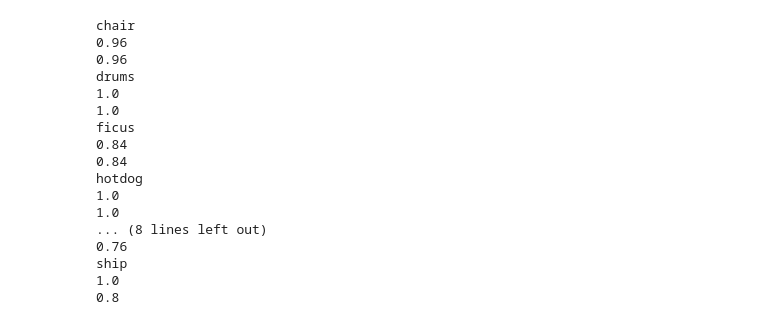
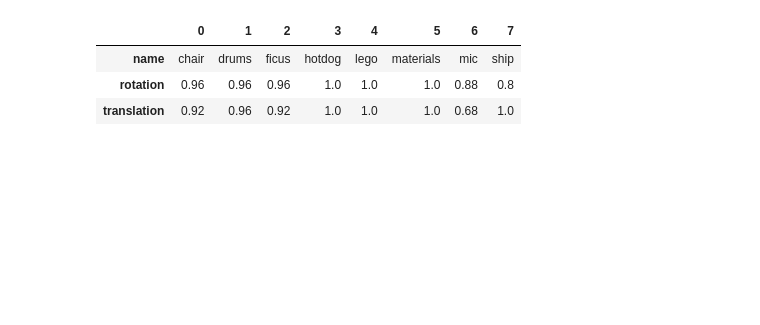
Before and after one commit to Liu-Xinhang/gaussian-splatting, a Jupyter notebook: tools/visualize_eval_2.ipynb, the cells around one changed output. Cells and saved outputs as stored; diff of their text form; code cells hidden in the pictures; blank space fills up the shorter version.

```diff
--- a/tools/visualize_eval_2.ipynb
+++ b/tools/visualize_eval_2.ipynb
@@ -5,44 +9,34 @@ from pathlib import Path
 # %%
 name = ["chair",  'drums', "ficus", "hotdog","lego", "materials", "mic", "ship"]
+translation_results = []
+rotation_results = []
 for obj_name in name:
-	print(obj_name)
 	rotation_thrshold = 5
 	translation_thrshold = 5
-	total_files_cm = list(Path(f"../400_iteration/debug_eluer_data_{obj_name}/").glob("*cm.npy"))
+	total_files_cm = list(Path(f"{root_dir}/debug_data_{obj_name}/").glob("*cm.npy"))
 	total_files_cm = sorted(total_files_cm)
 	res = []
 	for path in total_files_cm:
 		cm = np.load(path)
 		res.append(cm[-1])
 	res = np.array(res)
 	ratio = (res<translation_thrshold).sum() / len(res)
-	print(ratio)
+	translation_results.append(ratio)
 
-	total_files_degree = list(Path(f"../400_iteration/debug_eluer_data_{obj_name}/").glob("*degree.npy"))
+	total_files_degree = list(Path(f"{root_dir}/debug_data_{obj_name}/").glob("*degree.npy"))
 	total_files_degree = sorted(total_files_degree)
 	res = []
 	for path in total_files_degree:
 		degree = np.load(path)
 		res.append(degree[-1])
 	res = np.array(res)
 	ratio = (res<rotation_thrshold).sum() / len(res)
-	print(ratio)
+	rotation_results.append(ratio)
+df = pd.DataFrame({"name":name, "rotation":rotation_results, "translation":translation_results})
+df.T
 # %% [output]
-chair
-0.96
-0.96
-drums
-1.0
-1.0
-ficus
-0.84
-0.84
-hotdog
-1.0
-1.0
-... (8 lines left out)
-0.76
-ship
-1.0
-0.8
+|  | 0 | 1 | 2 | 3 | 4 | 5 | 6 | 7 |
+| name | chair | drums | ficus | hotdog | lego | materials | mic | ship |
+| rotation | 0.96 | 0.96 | 0.96 | 1.0 | 1.0 | 1.0 | 0.88 | 0.8 |
+| translation | 0.92 | 0.96 | 0.92 | 1.0 | 1.0 | 1.0 | 0.68 | 1.0 |
 # %%
```
Also changed, not shown: parts of 8 cells of this notebook, 27 other files.
